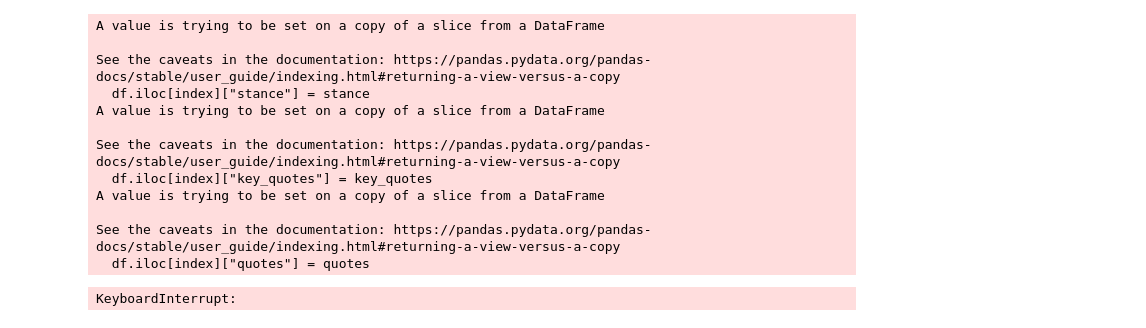
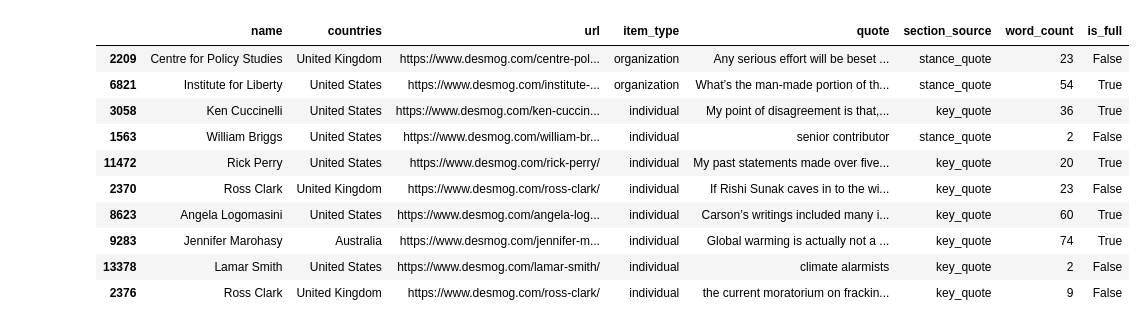
Before and after one commit to dataforgoodfr/climateguard, a Jupyter notebook: notebooks/experiments/desmog_scrapper.ipynb, the cells around one changed output. Drawn from its saved outputs; the diff is of its cells as text; code cells hidden in the pictures.

```diff
--- a/notebooks/experiments/desmog_scrapper.ipynb
+++ b/notebooks/experiments/desmog_scrapper.ipynb
@@ -92,24 +35,14 @@ for index, persona in enumerate(results):
-# %%
-for index, persona in enumerate(results):
-    result = get_article(persona[2])
-    stance = result.get("Stance on Climate Change", "")
-    key_quotes = result.get("key_quotes", "")
-    quotes = result.get("quotes", "")
-
-    df.iloc[index]["stance"] = stance
-    df.iloc[index]["key_quotes"] = key_quotes
-    df.iloc[index]["quotes"] = quotes
-# %% [output]
-A value is trying to be set on a copy of a slice from a DataFrame
-
-See the caveats in the documentation: https://pandas.pydata.org/pandas-docs/stable/user_guide/indexing.html#returning-a-view-versus-a-copy
-  df.iloc[index]["stance"] = stance
-A value is trying to be set on a copy of a slice from a DataFrame
-
-See the caveats in the documentation: https://pandas.pydata.org/pandas-docs/stable/user_guide/indexing.html#returning-a-view-versus-a-copy
-  df.iloc[index]["key_quotes"] = key_quotes
-A value is trying to be set on a copy of a slice from a DataFrame
-
-See the caveats in the documentation: https://pandas.pydata.org/pandas-docs/stable/user_guide/indexing.html#returning-a-view-versus-a-copy
-  df.iloc[index]["quotes"] = quotes
-KeyboardInterrupt:
+# %%
+df.sample(10)
+# %% [output]
+|  | name | countries | url | item_type | quote | section_source | word_count | is_full |
+| 2209 | Centre for Policy Studies | United Kingdom | https://www.desmog.com/centre-pol... | organization | Any serious effort will be beset ... | stance_quote | 23 | False |
+| 6821 | Institute for Liberty | United States | https://www.desmog.com/institute-... | organization | What’s the man-made portion of th... | stance_quote | 54 | True |
+| 3058 | Ken Cuccinelli | United States | https://www.desmog.com/ken-cuccin... | individual | My point of disagreement is that,... | key_quote | 36 | True |
+| 1563 | William Briggs | United States | https://www.desmog.com/william-br... | individual | senior contributor | stance_quote | 2 | False |
+| 11472 | Rick Perry | United States | https://www.desmog.com/rick-perry/ | individual | My past statements made over five... | key_quote | 20 | True |
+| 2370 | Ross Clark | United Kingdom | https://www.desmog.com/ross-clark/ | individual | If Rishi Sunak caves in to the wi... | key_quote | 23 | False |
+| 8623 | Angela Logomasini | United States | https://www.desmog.com/angela-log... | individual | Carson’s writings included many i... | key_quote | 60 | True |
+| 9283 | Jennifer Marohasy | Australia | https://www.desmog.com/jennifer-m... | individual | Global warming is actually not a ... | key_quote | 74 | True |
+| 13378 | Lamar Smith | United States | https://www.desmog.com/lamar-smith/ | individual | climate alarmists | key_quote | 2 | False |
+| 2376 | Ross Clark | United Kingdom | https://www.desmog.com/ross-clark/ | individual | the current moratorium on frackin... | key_quote | 9 | False |
```
Also changed, not shown: parts of 19 cells of this notebook, 7 other files.
